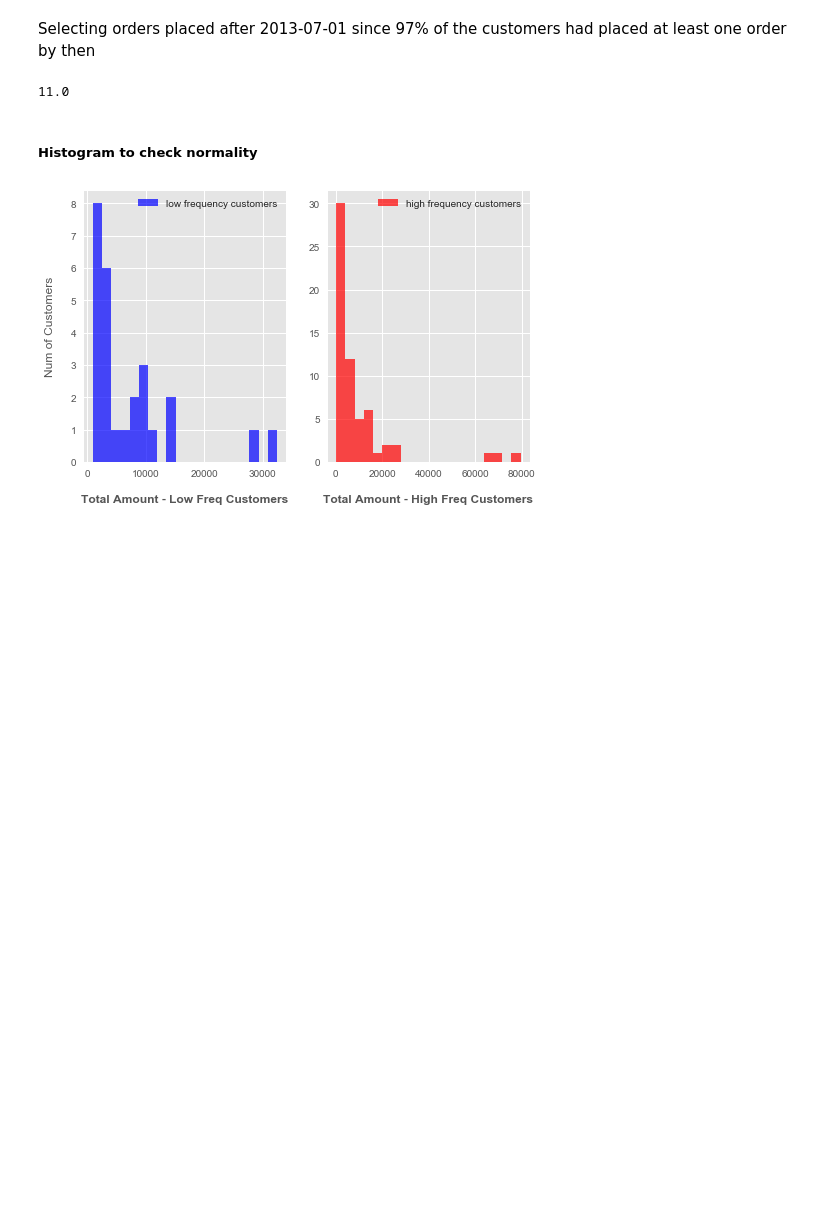
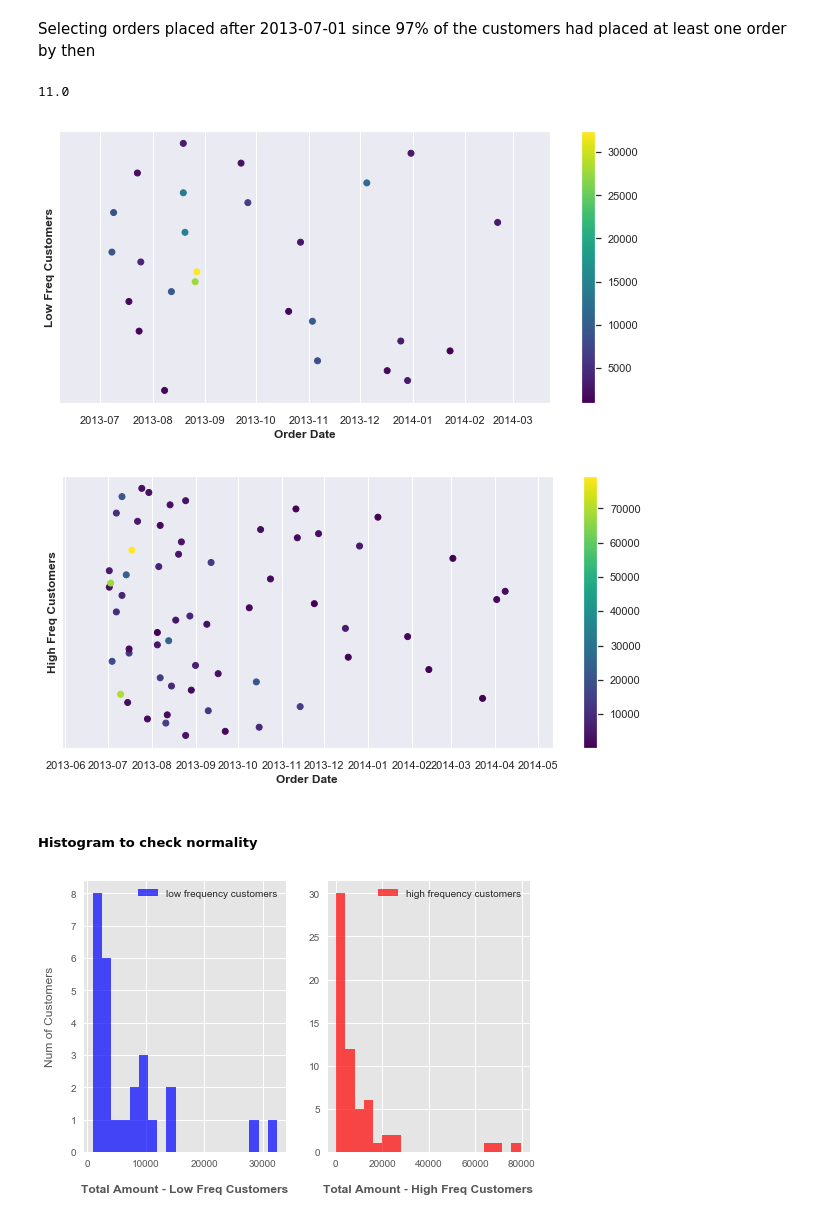
Before and after one commit to Francismorales/dsc-mod-3-project-online-ds-pt-061019, a Jupyter notebook: Project2-Northwind_Hypothesis_Testing.ipynb, the cells around one changed output. Cells and saved outputs as stored; diff of their text form; code cells hidden in the pictures; blank space fills up the shorter version.

```diff
--- a/Project2-Northwind_Hypothesis_Testing.ipynb
+++ b/Project2-Northwind_Hypothesis_Testing.ipynb
@@ -294,6 +296,8 @@ data3 = pd.read_sql_query('''SELECT o.CustomerId, o.OrderDate,
                             WHERE o.OrderDate > '2013-07-01'
                             GROUP BY o.CustomerId
                             ;''', cnx)
+# %%
+data3['OrderDate'] = pd.to_datetime(data3['OrderDate'])
 # %%
 data3['CountOrders'].median()
 # %% [output]
@@ -304,6 +308,26 @@ data3['CountOrders'].median()
 #This will allow to check if the TotalAmount means between groups are significantly different
 high_frequency2 = data3.loc[data1['CountOrders'] > data3['CountOrders'].median()]
 low_frequency2 = data3.loc[data1['CountOrders'] <= data3['CountOrders'].median()]
+# %%
+#Plot of random sample of low frequency and hight frequency customers
+plt.figure(figsize=(11, 5))
+sc = plt.scatter(low_frequency2['OrderDate'], low_frequency2['CustomerId'], marker='o', c=low_frequency2['TotalAmount'], cmap='viridis', vmin=low_frequency2['TotalAmount'].min(), vmax=low_frequency2['TotalAmount'].max())
+plt.xlabel('Order Date', fontweight='bold')
+plt.ylabel('Low Freq Customers', fontweight='bold')
+plt.yticks([])
+plt.colorbar(sc)
+plt.show()
+
+plt.figure(figsize=(11, 5))
+sc2 = plt.scatter(high_frequency2['OrderDate'], high_frequency2['CustomerId'], marker='o', c=high_frequency2['TotalAmount'], cmap='viridis', vmin=high_frequency2['TotalAmount'].min(), vmax=high_frequency2['TotalAmount'].max())
+plt.xlabel('Order Date', fontweight='bold')
+plt.ylabel('High Freq Customers', fontweight='bold')
+plt.yticks([])
+plt.colorbar(sc2)
+plt.show()
+# %% [output]
+[figure, added]
+[figure, added]
 # %% [markdown]
 ##### Histogram to check normality
 # %%
```
Also changed, not shown: parts of 2 cells of this notebook.
